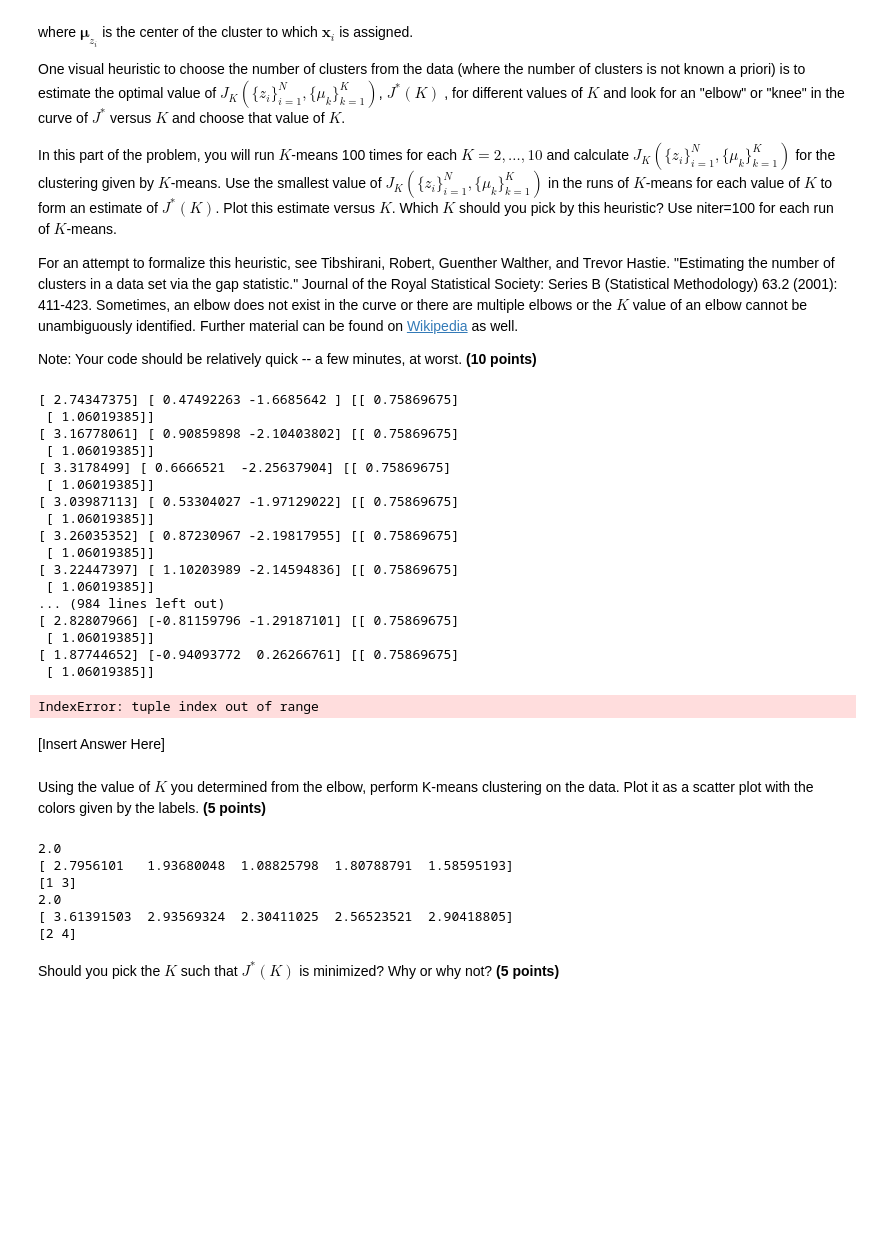
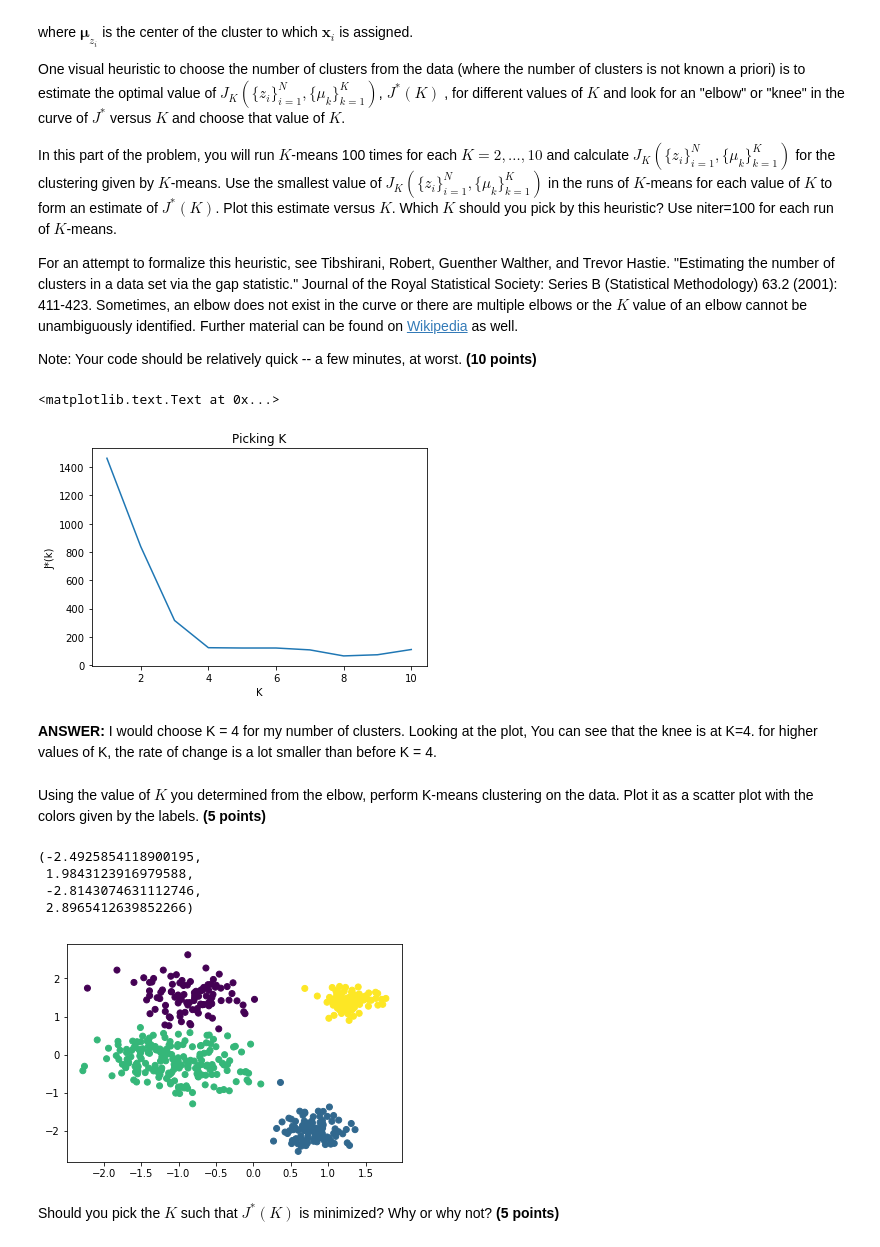
Before and after one commit to dsGibbles/ECE-398BD, a Jupyter notebook: lab4/dsgonza2.ipynb, the cells around one changed output. Cells and saved outputs as stored; diff of their text form; code cells hidden in the pictures; blank space fills up the shorter version.

```diff
--- a/lab4/dsgonza2.ipynb
+++ b/lab4/dsgonza2.ipynb
@@ -52,17 +56,19 @@ def kMeans(data,K,niter):
     d = data.shape[1]
     X = data
     #matrix with each column being a cluster center. intialized randomly.
-    M = 2*rand(d, K)
+    M = 2*rand(K, d)
 
     cluster_labels = zeros((N))
     for n in range(niter):
         for i in range(N):
             xi = X[i,:]
-            distances = sqrt(sum(square(transpose(M)-xi),axis=1))
-            print(distances, xi, M)
+            distances = sqrt(sum(square(M-xi),axis=1))
             cluster_labels[i] = argmin(distances)
         for i in range(K):
-            M[:,i] = mean(X[cluster_labels==i], axis=2)
+            Xi = X[cluster_labels==i,:]
+            if Xi.shape[0] != 0:
+                new_center = Xi.mean(axis=0)
+                M[i,:] = new_center
 
     return cluster_labels, M
 # %% [markdown]
@@ -82,48 +88,41 @@ Note: Your code should be relatively quick -- a few minutes, at worst. <b>(10 po
 problem1= genfromtxt('problem1.csv', delimiter=',')
 # %%
 # Put your code here
-J = zeros([1,10])
-X = problem1
+J = zeros(10)
+X1 = problem1
+N = X1.shape[0]
+
 for k in range(1,11):
-    Z,M = kMeans(X, k, 100)
-    for i in range(k):
-        mu_zi = M[:,i] #center of current cluster
-        Xi = X[:,Z == i]
+    Z,M = kMeans(X1, k, 100)
+    for i in range(N):
+        x1i = X1[i,:]
+        zi = int(Z[i])
+        mu_zi = M[zi,:] #center of current cluster
+        difference = x1i-mu_zi
+        J[k-1] = J[k-1] + sum(square(difference))
+
+plot(range(1,11),J)
+ylabel('J*(k)')
+xlabel('K')
+title('Picking K')
 # %% [output]
-[ 2.74347375] [ 0.47492263 -1.6685642 ] [[ 0.75869675]
- [ 1.06019385]]
-[ 3.16778061] [ 0.90859898 -2.10403802] [[ 0.75869675]
- [ 1.06019385]]
-[ 3.3178499] [ 0.6666521  -2.25637904] [[ 0.75869675]
- [ 1.06019385]]
-[ 3.03987113] [ 0.53304027 -1.97129022] [[ 0.75869675]
- [ 1.06019385]]
-[ 3.26035352] [ 0.87230967 -2.19817955] [[ 0.75869675]
- [ 1.06019385]]
-[ 3.22447397] [ 1.10203989 -2.14594836] [[ 0.75869675]
- [ 1.06019385]]
-... (984 lines left out)
-[ 2.82807966] [-0.81159796 -1.29187101] [[ 0.75869675]
- [ 1.06019385]]
-[ 1.87744652] [-0.94093772  0.26266761] [[ 0.75869675]
- [ 1.06019385]]
+<matplotlib.text.Text at 0x...>
-IndexError: tuple index out of range
+[figure, added]
-# %% [markdown]
-[Insert Answer Here]
+# %% [markdown]
+**ANSWER:** I would choose K = 4 for my number of clusters. Looking at the plot, You can see that the knee is at K=4. for higher values of K, the rate of change is a lot smaller than before K = 4.
 # %% [markdown]
 Using the value of $K$ you determined from the elbow, perform K-means clustering on the data.
 Plot it as a scatter plot with the colors given by the labels. <b>(5 points)</b>
-# %%
-#Put your code here
-
-f= np.array([[1,2], [3,4]])
-kMeans(f,5,2)
-# %% [output]
-2.0
-[ 2.7956101   1.93680048  1.08825798  1.80788791  1.58595193]
-[1 3]
-2.0
-[ 3.61391503  2.93569324  2.30411025  2.56523521  2.90418805]
-[2 4]
+# %%
+#Put your code here
+Z,M = kMeans(problem1, 4, 100)
+scatter(problem1[:,0], problem1[:,1],c=Z)
+axis('tight')
+# %% [output]
+(-2.4925854118900195,
+ 1.9843123916979588,
+ -2.8143074631112746,
+ 2.8965412639852266)
+[figure, added]
 # %% [markdown]
 Should you pick the $K$ such that $J^*(K)$ is minimized? Why or why not? <b>(5 points)</b>
```
Also changed, not shown: parts of 37 cells of this notebook.
